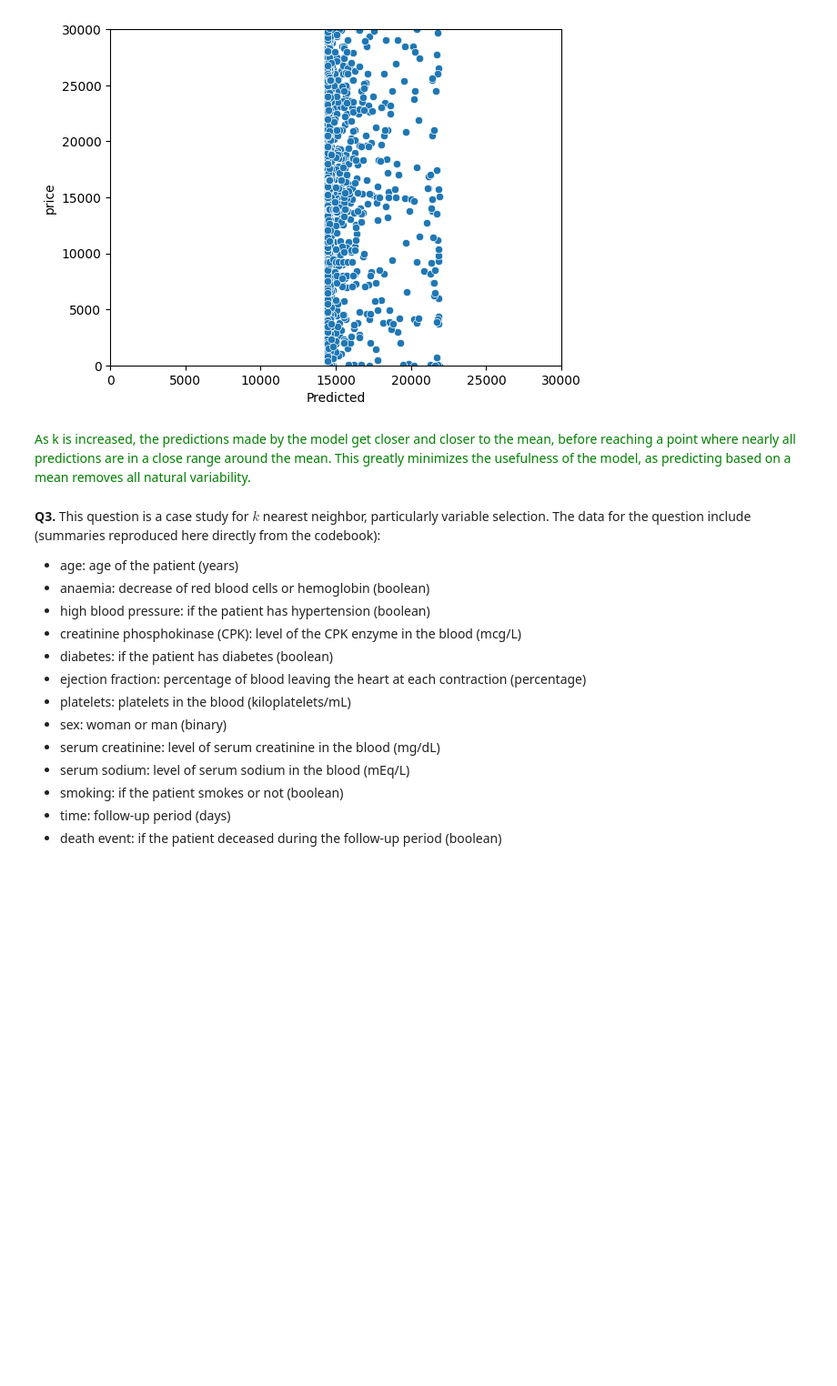
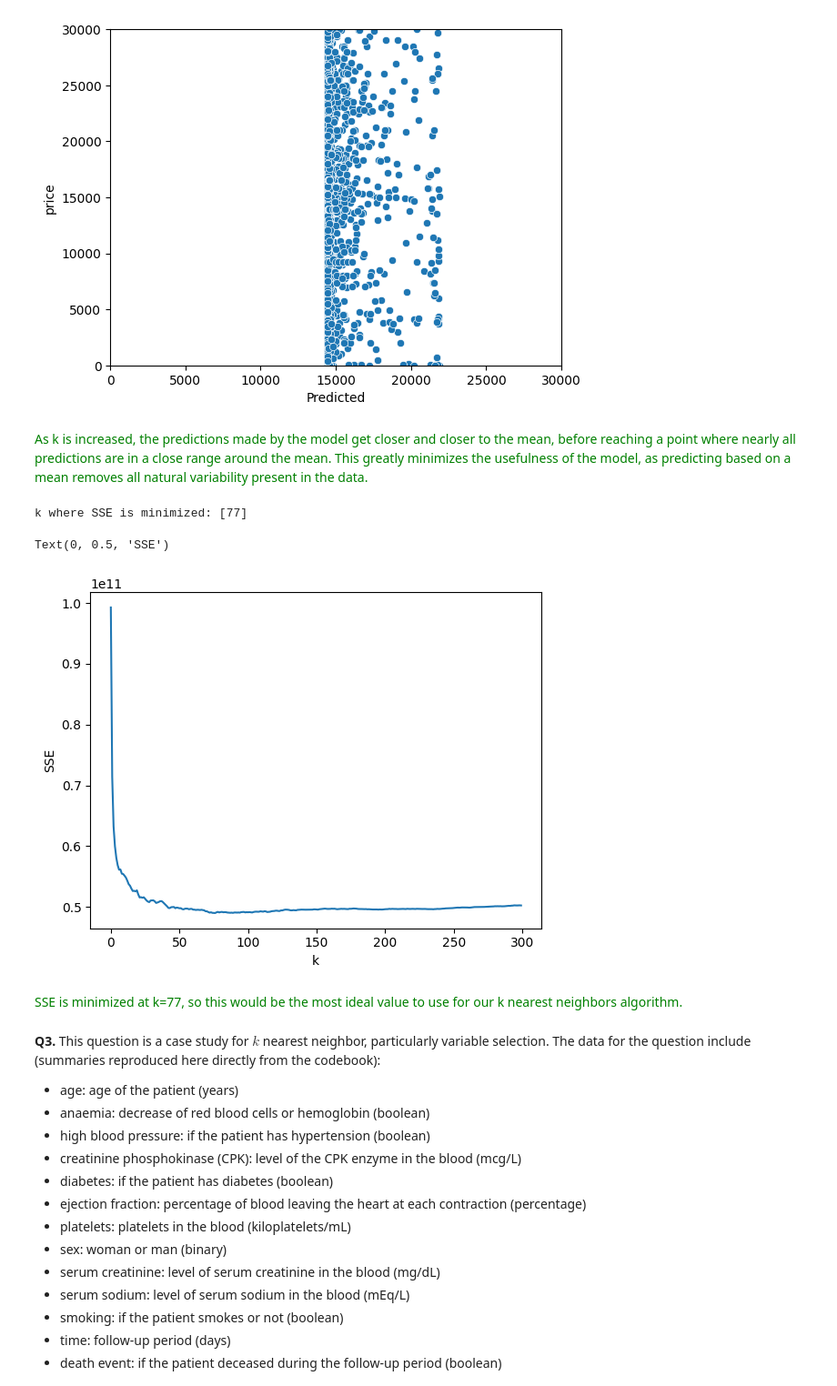
Before and after one commit to Monty-2003/assignment3, a Jupyter notebook: assignment_knn_and_kmc.ipynb, the cells around one changed output. Shown at 91% size. Cells and saved outputs as stored; diff of their text form; code cells hidden in the pictures; blank space fills up the shorter version.

```diff
--- a/assignment_knn_and_kmc.ipynb
+++ b/assignment_knn_and_kmc.ipynb
@@ -372,7 +372,37 @@ test_vs_train_scatter(train_dat)
 # %% [output]
 [figure]
 # %% [markdown]
-<font color="green"> As k is increased, the predictions made by the model get closer and closer to the mean, before reaching a point where nearly all predictions are in a close range around the mean. This greatly minimizes the usefulness of the model, as predicting based on a mean removes all natural variability. </font>
+<font color="green"> As k is increased, the predictions made by the model get closer and closer to the mean, before reaching a point where nearly all predictions are in a close range around the mean. This greatly minimizes the usefulness of the model, as predicting based on a mean removes all natural variability present in the data. </font>
+# %%
+# Determine optimal k val for this data
+k_bar = 300
+k_grid = np.arange(1,k_bar)
+SSE_train = np.zeros(k_bar)
+SSE_test = np.zeros(k_bar)
+for k in range(k_bar):
+    model = kNNRegression(n_neighbors=k+1) # Create a sk model for k
+    fitted_model = model.fit(X_train,y_train) # Train the model on our data
+    y_hat = fitted_model.predict(X_test) # Predict values for test set
+    SSE_test[k] = np.sum( (y_test-y_hat)**2 ) # Save the computed SSE
+    y_hat = fitted_model.predict(X_train) # Predict values for training set
+    SSE_train[k] = np.sum( (y_train-y_hat)**2 ) # Save the computed SSE
+
+SSE_min = np.min(SSE_test) # Lowest recorded SSE
+min_index = np.where(SSE_test == SSE_min) # Find the indices of y that equal the minimum
+k_star = k_grid[min_index] # Find the optimal value of k
+
+print("k where SSE is minimized:", k_star)
+
+plt.plot(np.arange(0,k_bar),SSE_test,label='Test') # Plot SSE by k
+plt.xlabel("k")
+plt.ylabel("SSE")
+# %% [output]
+k where SSE is minimized: [77]
+Text(0, 0.5, 'SSE')
+[figure, added]
+# %% [markdown]
+<font color="green"> SSE is minimized at k=77, so this would be the most ideal value to use for our k nearest neighbors algorithm.
+</font>
 # %% [markdown]
 **Q3.** This question is a case study for $k$ nearest neighbor, particularly variable selection. The data for the question include (summaries reproduced here directly from the codebook):
 
```
